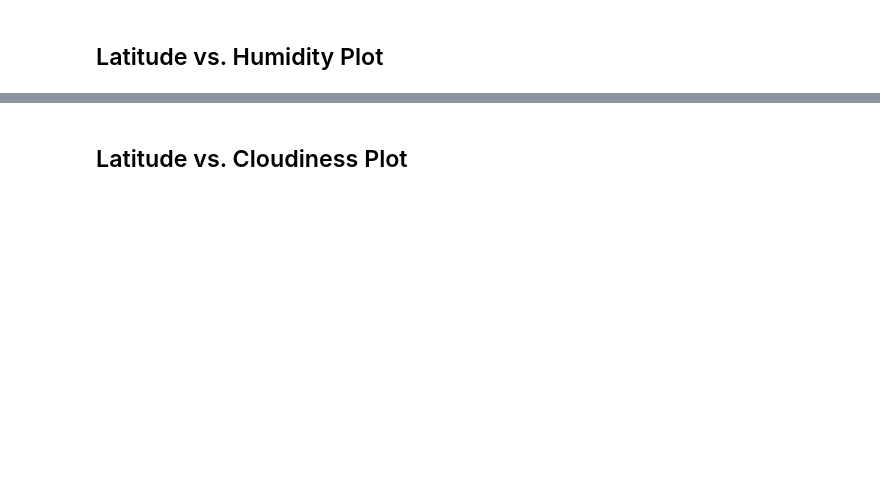
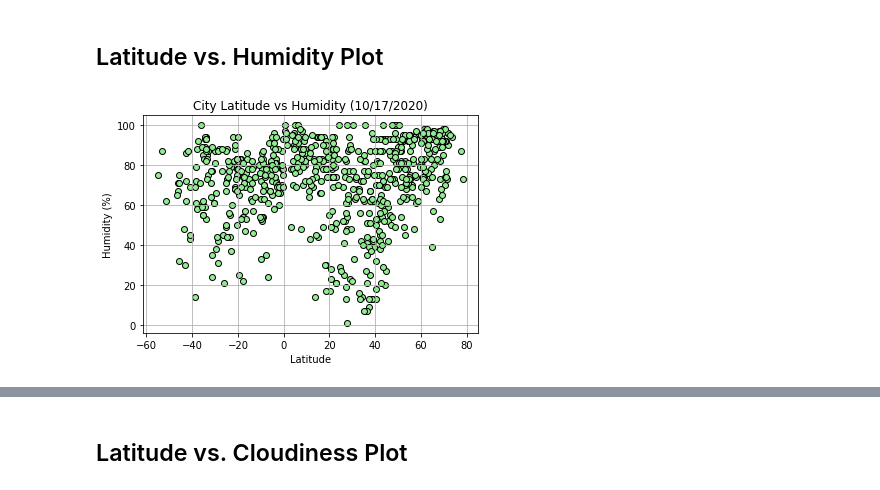
Before and after one commit to cassfolk/HW.Folkers, a Jupyter notebook: 06-python-api-challenge/WeatherPy/WeatherPy.ipynb, the cells around one changed output, grey strips where cells are left out. Cells and saved outputs as stored; diff of their text form; code cells hidden in the pictures; blank space fills up the shorter version.

```diff
--- a/06-python-api-challenge/WeatherPy/WeatherPy.ipynb
+++ b/06-python-api-challenge/WeatherPy/WeatherPy.ipynb
@@ -264,2 +291,17 @@ Skip this step if there are no cities that have humidity > 100%.
 # %% [markdown]
 ## Latitude vs. Humidity Plot
+# %%
+x_lat = city_df_clean['Lat']
+y_humidity = city_df_clean['Humidity']
+
+plt.scatter(x_lat, y_humidity, color="lightgreen", edgecolor='black')
+
+plt.xlabel("Latitude")
+plt.ylabel("Humidity (%)")
+plt.title("City Latitude vs Humidity (10/17/2020)")
+plt.grid(True)
+plt.savefig("../output_data/Fig 2.png")
+
+plt.show()
+# %% [output]
+[figure, added]
```
Also changed, not shown: parts of 26 cells of this notebook, 10 other files.
